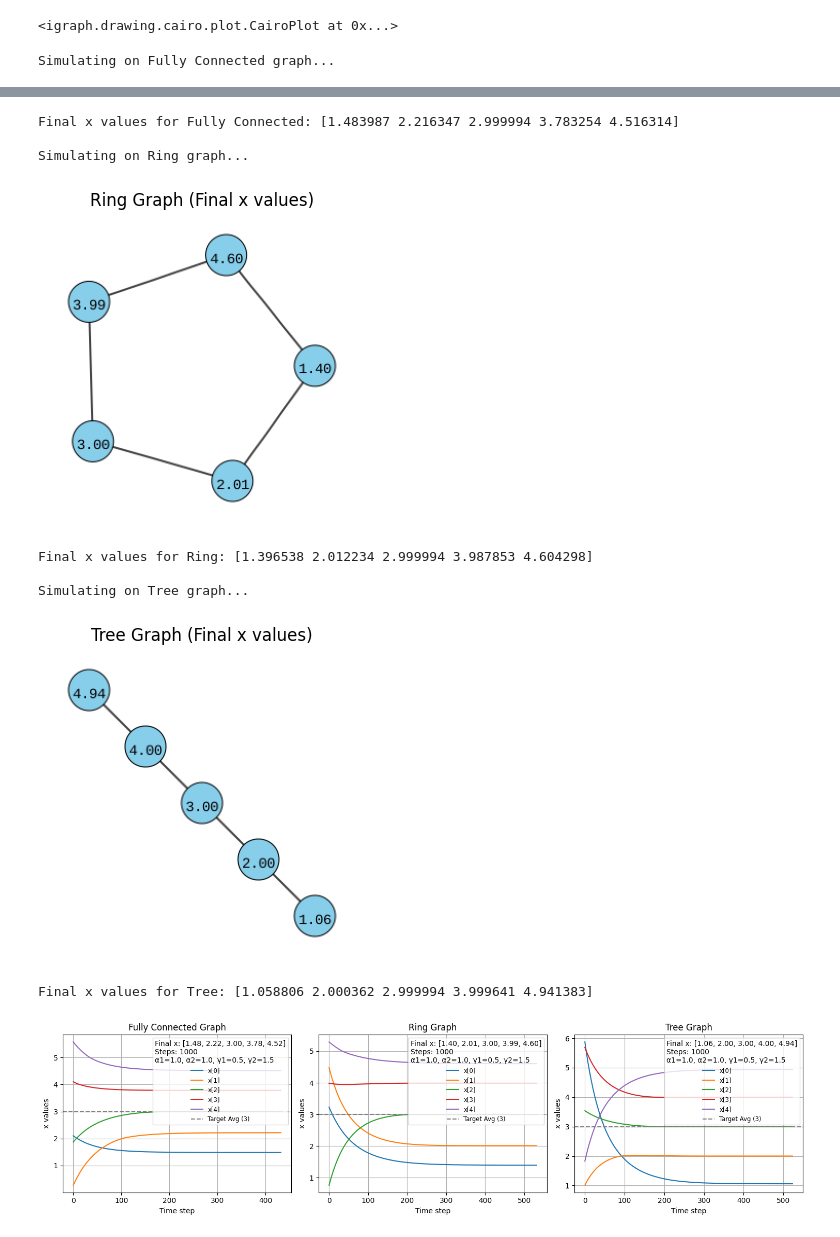
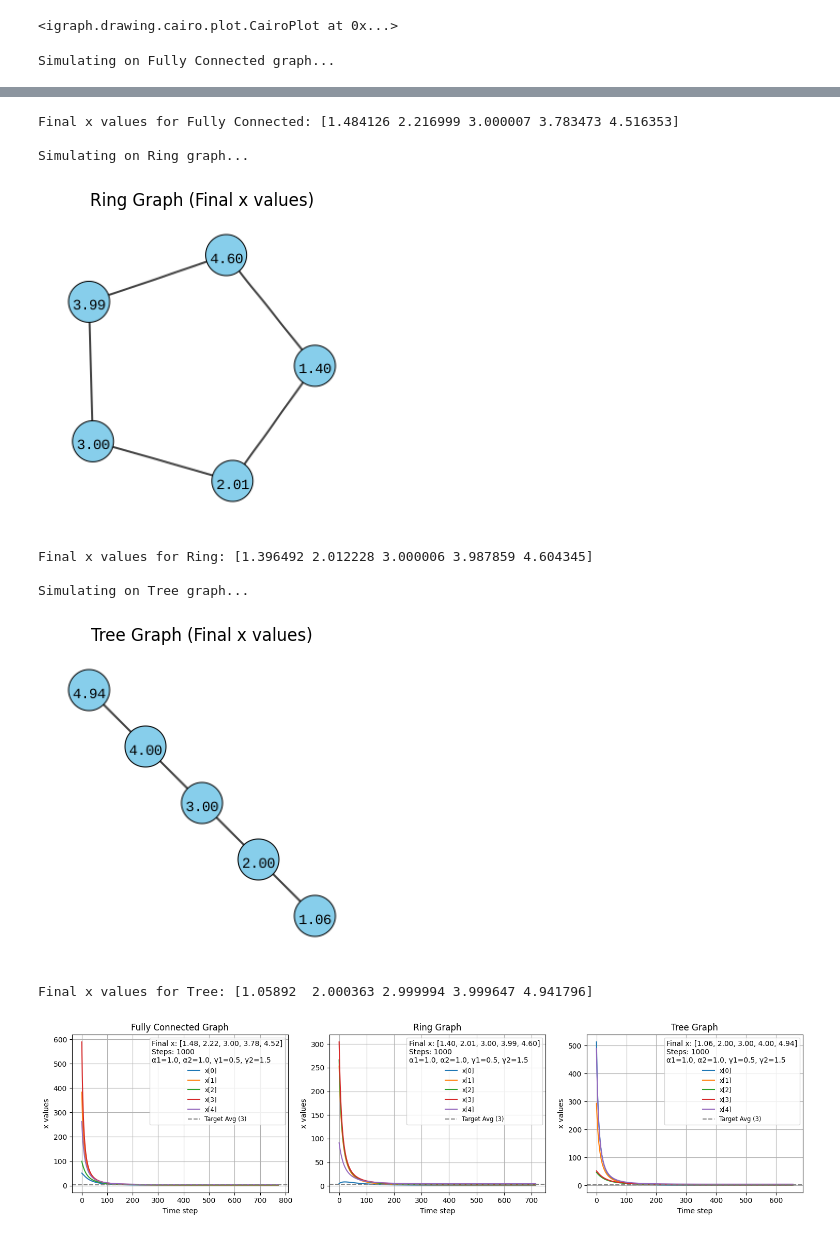
Before and after one commit to vadhri/distributed-optimization, a Jupyter notebook: core_methods/continous_fixed_time_dgd.ipynb, the cells around one changed output, grey strips where cells are left out. Drawn from its saved outputs; the diff is of its cells as text; code cells hidden in the pictures.

```diff
--- a/core_methods/continous_fixed_time_dgd.ipynb
+++ b/core_methods/continous_fixed_time_dgd.ipynb
@@ -107,7 +107,7 @@ def metropolis_weights(g):
     return W
 
 def simulate_consensus(g, graph_name):
-    x = np.random.uniform(0, 6, size=n)
+    x = np.random.uniform(0, 6, size=n)*100
     W = metropolis_weights(g)
     history = [x.copy()]
     for _ in range(steps):
@@ -166,37 +166,37 @@ for name, graph in graphs.items():
     h, f = simulate_consensus(graph, name)
     histories[name] = h
     final_vals[name] = f
     print()
 
 # Plot convergence curves with final x and params in legend
 plt.figure(figsize=(15, 4))
 for i, (name, history) in enumerate(histories.items()):
     plt.subplot(1, 3, i+1)
     for node in range(n):
         plt.plot(history[:, node], label=f"x[{node}]")
     plt.axhline(3, color='gray', linestyle='--', label='Target Avg (3)')
     plt.title(f"{name} Graph")
     plt.xlabel("Time step")
     plt.ylabel("x values")
     plt.grid(True)
     final_str = ', '.join([f"{v:.2f}" for v in final_vals[name]])
     plt.legend(title=f"Final x: [{final_str}]\nSteps: {steps}\nα1={alpha1}, α2={alpha2}, γ1={gamma1}, γ2={gamma2}",
                fontsize='small', loc='upper right')
 plt.tight_layout()
 plt.show()
 # %% [output]
 Simulating on Fully Connected graph...
 [figure]
-Final x values for Fully Connected: [1.483987 2.216347 2.999994 3.783254 4.516314]
+Final x values for Fully Connected: [1.484126 2.216999 3.000007 3.783473 4.516353]
 
 Simulating on Ring graph...
 [figure]
-Final x values for Ring: [1.396538 2.012234 2.999994 3.987853 4.604298]
+Final x values for Ring: [1.396492 2.012228 3.000006 3.987859 4.604345]
 
 Simulating on Tree graph...
 [figure]
-Final x values for Tree: [1.058806 2.000362 2.999994 3.999641 4.941383]
+Final x values for Tree: [1.05892  2.000363 2.999994 3.999647 4.941796]
-[figure, old version]
+[figure, new version]
 # %%
 std_per_node = np.average(np.std(histories['Ring'][-10:], axis=0))
 std_per_node, std_per_node < 1e-5
```
Also changed, not shown: parts of 4 cells of this notebook.
